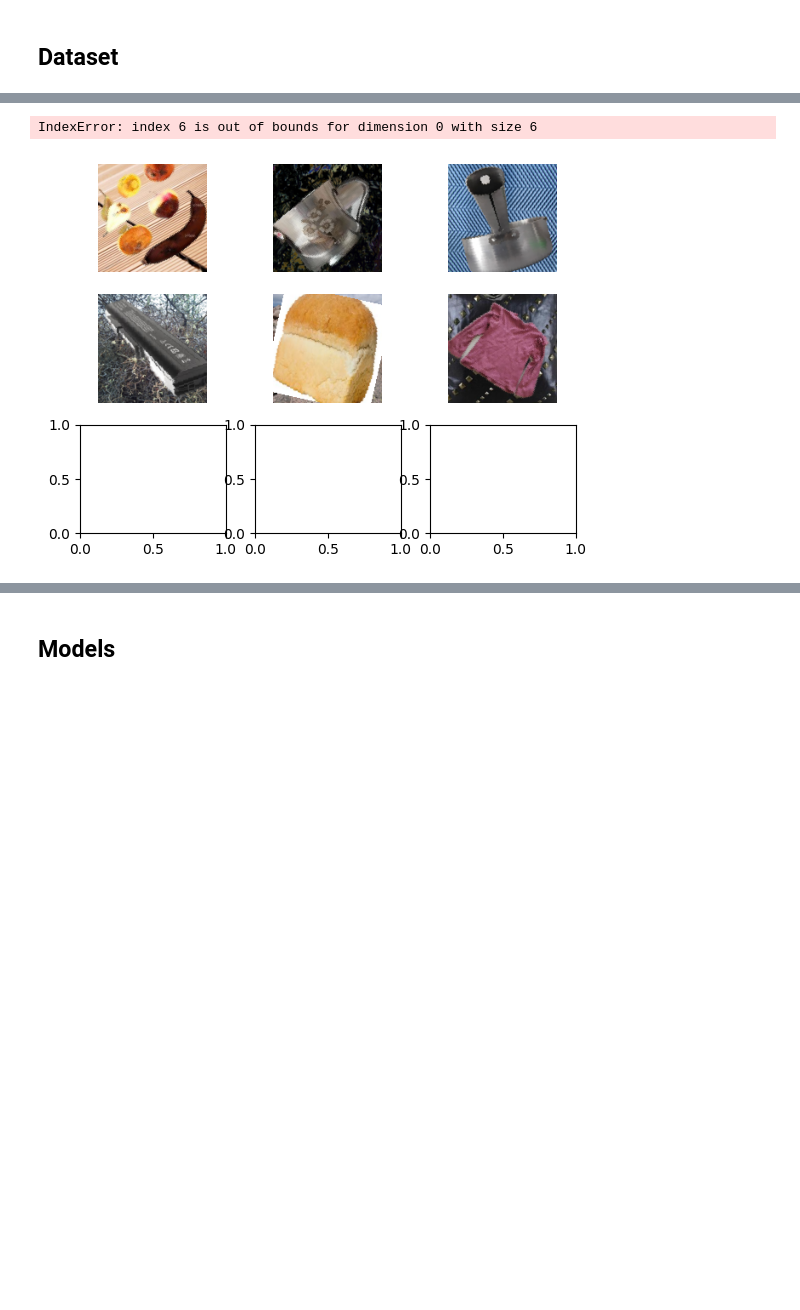
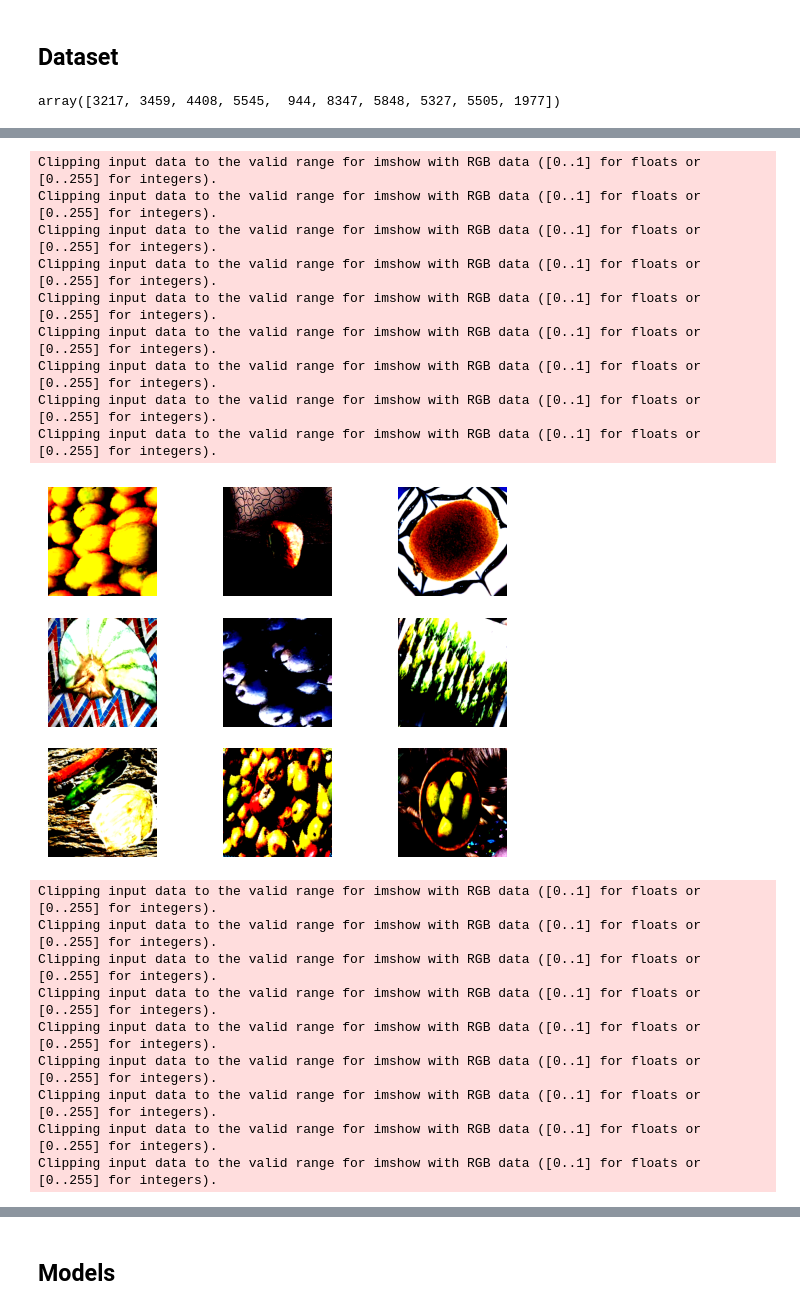
Before and after one commit to Kujonick/Garbage-Detector-Model, a Jupyter notebook: notebooks/train_model.ipynb, the cells around one changed output, grey strips where cells are left out. Cells and saved outputs as stored; diff of their text form; code cells hidden in the pictures; blank space fills up the shorter version.

```diff
--- a/notebooks/train_model.ipynb
+++ b/notebooks/train_model.ipynb
@@ -87,25 +88,31 @@ class GarbageDataset(Dataset):
 
         # Alpha composite
         composite = Image.alpha_composite(bg, fg)
-
-        if self.transform:
-            composite = self.transform(composite)
-
         # Convert to RGB and tensor
         composite = composite.convert("RGB")
-        composite_tensor = T.ToTensor()(composite)
+
+        composite_tensor = self.transform(composite)
 
         return composite_tensor, label
 # %%
-transform = T.Compose([
-    T.Resize((128, 128)),
+fg_transform = T.Compose([
+    T.Resize((256, 256)),
     T.RandomHorizontalFlip(),
     T.RandomRotation(45),
 ])
 
+transform = models.MobileNet_V3_Large_Weights.IMAGENET1K_V1.transforms()
+
 dataset = GarbageDataset(fg_root='../resources/final_dataset',
-               bg_root='../resources/textures',
-               classes=CLASSES,
-                fg_transform=transform
+                bg_root='../resources/textures',
+                classes=CLASSES,
+                fg_transform=fg_transform,
+                transform=transform
                         )
+# %%
+import numpy as np
+class_counts = np.bincount(dataset.labels)
+class_counts
+# %% [output]
+array([3217, 3459, 4408, 5545,  944, 8347, 5848, 5327, 5505, 1977])
 # %%
@@ -119,5 +137,5 @@ val_loader = DataLoader(val_dataset, batch_size=9, shuffle=False, pin_memory=Tru
 # %%
-show_dataloader = DataLoader(dataset, batch_size=9, shuffle=True)
+show_dataloader = DataLoader(dataset, batch_size=9, shuffle=False)
 iterator = iter(show_dataloader)
 for _ in range(3):
     fig, ax = plt.subplots(3, 3)
@@ -132,2 +159,19 @@ for _ in range(3):
-IndexError: index 6 is out of bounds for dimension 0 with size 6
+Clipping input data to the valid range for imshow with RGB data ([0..1] for floats or [0..255] for integers).
+Clipping input data to the valid range for imshow with RGB data ([0..1] for floats or [0..255] for integers).
+Clipping input data to the valid range for imshow with RGB data ([0..1] for floats or [0..255] for integers).
+Clipping input data to the valid range for imshow with RGB data ([0..1] for floats or [0..255] for integers).
+Clipping input data to the valid range for imshow with RGB data ([0..1] for floats or [0..255] for integers).
+Clipping input data to the valid range for imshow with RGB data ([0..1] for floats or [0..255] for integers).
+Clipping input data to the valid range for imshow with RGB data ([0..1] for floats or [0..255] for integers).
+Clipping input data to the valid range for imshow with RGB data ([0..1] for floats or [0..255] for integers).
+Clipping input data to the valid range for imshow with RGB data ([0..1] for floats or [0..255] for integers).
-[figure, old version]
+[figure, new version]
+Clipping input data to the valid range for imshow with RGB data ([0..1] for floats or [0..255] for integers).
+Clipping input data to the valid range for imshow with RGB data ([0..1] for floats or [0..255] for integers).
+Clipping input data to the valid range for imshow with RGB data ([0..1] for floats or [0..255] for integers).
+Clipping input data to the valid range for imshow with RGB data ([0..1] for floats or [0..255] for integers).
+Clipping input data to the valid range for imshow with RGB data ([0..1] for floats or [0..255] for integers).
+Clipping input data to the valid range for imshow with RGB data ([0..1] for floats or [0..255] for integers).
+Clipping input data to the valid range for imshow with RGB data ([0..1] for floats or [0..255] for integers).
+Clipping input data to the valid range for imshow with RGB data ([0..1] for floats or [0..255] for integers).
+Clipping input data to the valid range for imshow with RGB data ([0..1] for floats or [0..255] for integers).
```
Also changed, not shown: parts of 12 cells of this notebook.
